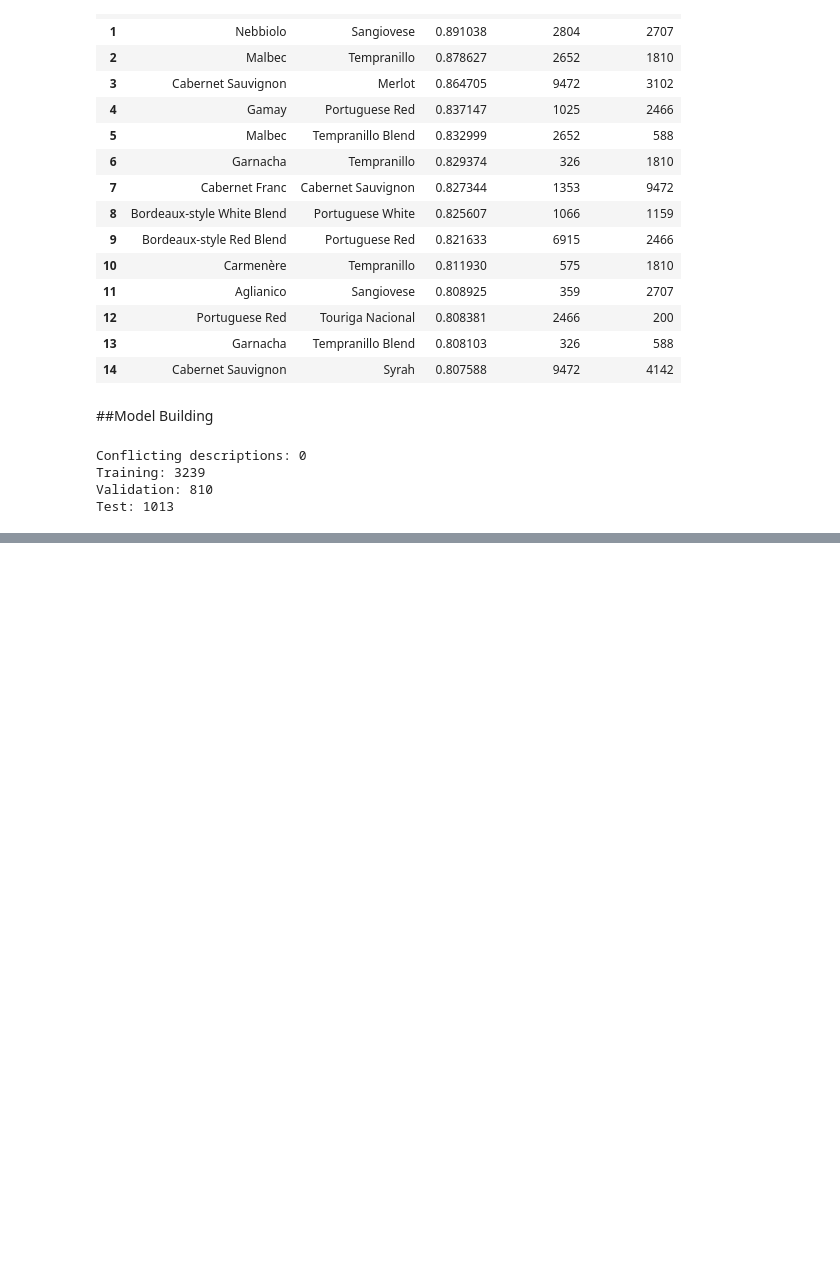
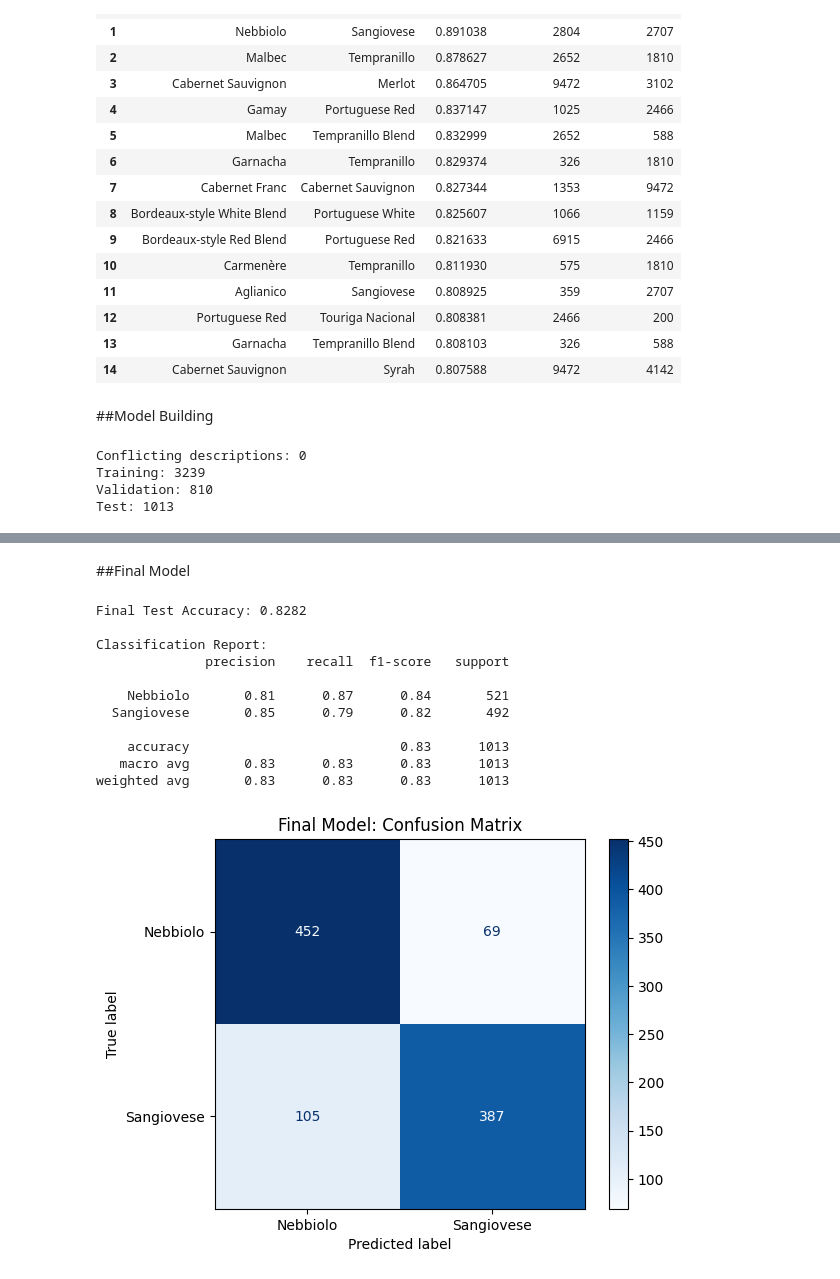
Before and after one commit to OwenLoughery/Project3-Wine_Reviews, a Jupyter notebook: 4401_Project_3_Model_Stanley.ipynb, the cells around one changed output, grey strips where cells are left out. Drawn from its saved outputs; the diff is of its cells as text; code cells hidden in the pictures; blank space fills up the shorter version.

```diff
--- a/4401_Project_3_Model_Stanley.ipynb
+++ b/4401_Project_3_Model_Stanley.ipynb
@@ -235,0 +953,53 @@ def create_model(config):
+# %% [markdown]
+##Final Model
+# %%
+from sklearn.metrics import (
+    accuracy_score,
+    classification_report,
+    ConfusionMatrixDisplay
+)
+
+# Combine training and validation datasets
+X_final_train = pd.concat([X_train, X_val])
+y_final_train = pd.concat([y_train, y_val])
+
+# Final selected model
+final_model = create_model({
+    "max_features": 1000,
+    "ngram_range": (1, 2),
+    "C": 0.1
+})
+
+final_model.fit(X_final_train, y_final_train)
+
+# Evaluate on untouched test set
+y_test_pred = final_model.predict(X_test)
+
+print("Final Test Accuracy:",
+      round(accuracy_score(y_test, y_test_pred), 4))
+
+print("\nClassification Report:")
+print(classification_report(y_test, y_test_pred))
+
+ConfusionMatrixDisplay.from_predictions(
+    y_test,
+    y_test_pred,
+    labels=["Nebbiolo", "Sangiovese"],
+    cmap="Blues"
+)
+
+plt.title("Final Model: Confusion Matrix")
+plt.show()
+# %% [output]
+Final Test Accuracy: 0.8282
+
+Classification Report:
+              precision    recall  f1-score   support
+
+    Nebbiolo       0.81      0.87      0.84       521
+  Sangiovese       0.85      0.79      0.82       492
+
+    accuracy                           0.83      1013
+   macro avg       0.83      0.83      0.83      1013
+weighted avg       0.83      0.83      0.83      1013
+[figure, added]
```
Also changed, not shown: parts of 35 cells of this notebook.
